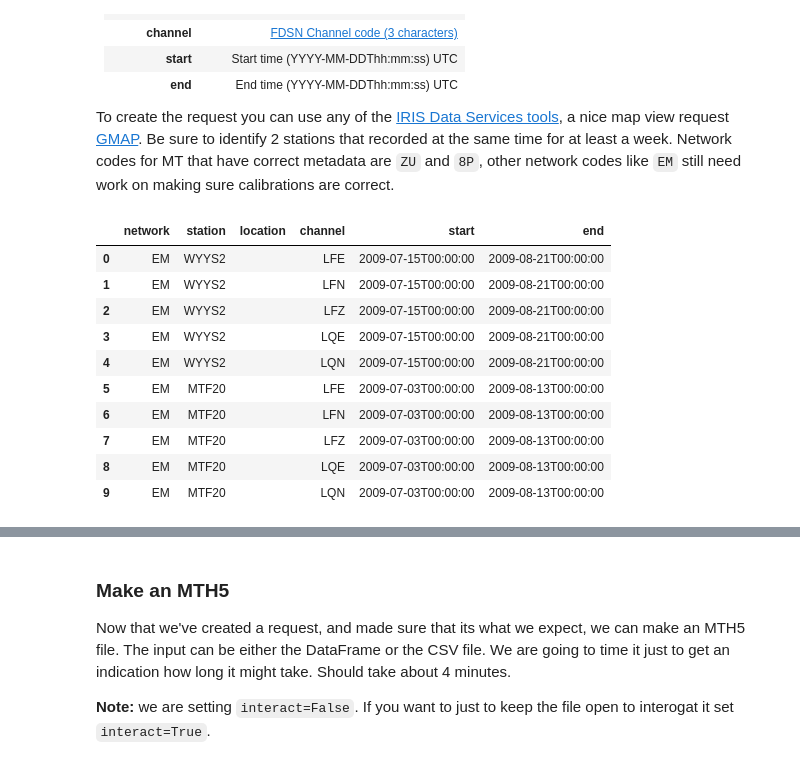
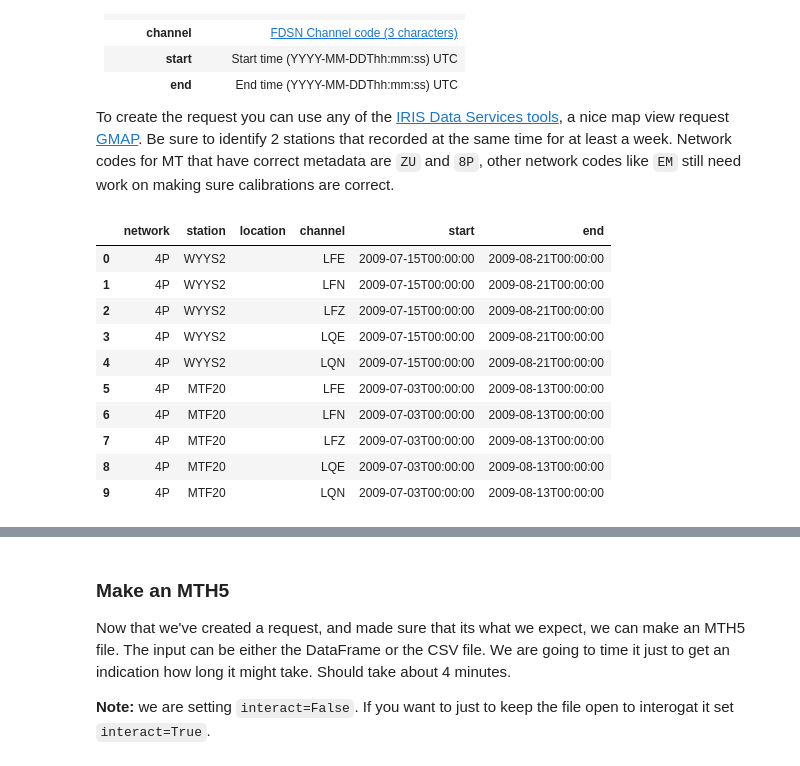
Before and after one commit to simpeg-research/earthscope-mt-course, a Jupyter notebook: notebooks/mth5/09_timeseries_to_transfer_function.ipynb, the cells around one changed output, grey strips where cells are left out. Saved outputs shown, nothing was run; the diff lists cells and outputs as text; code cells hidden in the pictures.

```diff
--- a/notebooks/mth5/09_timeseries_to_transfer_function.ipynb
+++ b/notebooks/mth5/09_timeseries_to_transfer_function.ipynb
@@ -60,29 +49,39 @@ To create the request you can use any of the [IRIS Data Services tools](https://
 # %%
 channels = ["LFE", "LFN", "LFZ", "LQE", "LQN"]
 
-WYYS2 = ["EM", "WYYS2", "2009-07-15T00:00:00", "2009-08-21T00:00:00"]
-MTF20 = ["EM", "MTF20", "2009-07-03T00:00:00", "2009-08-13T00:00:00"]
+WYYS2 = ["4P", "WYYS2", "2009-07-15T00:00:00", "2009-08-21T00:00:00"]
+MTF20 = ["4P", "MTF20", "2009-07-03T00:00:00", "2009-08-13T00:00:00"]
 
 request_list = []
 for entry in [WYYS2, MTF20]:
     for channel in channels:
         request_list.append(
             [entry[0], entry[1], "", channel, entry[2], entry[3]]
         )
 
 # Turn list into dataframe
-request_df =  pd.DataFrame(request_list, columns=make_mth5_object.column_names)
+request_df = pd.DataFrame(
+    request_list,
+    columns=[
+            "network",
+            "station",
+            "location",
+            "channel",
+            "start",
+            "end",
+        ]
+)
 request_df.to_csv(default_path.joinpath("fdsn_request.csv"))
 request_df
 # %% [output]
 |  | network | station | location | channel | start | end |
-| 0 | EM | WYYS2 |  | LFE | 2009-07-15T00:00:00 | 2009-08-21T00:00:00 |
-| 1 | EM | WYYS2 |  | LFN | 2009-07-15T00:00:00 | 2009-08-21T00:00:00 |
-| 2 | EM | WYYS2 |  | LFZ | 2009-07-15T00:00:00 | 2009-08-21T00:00:00 |
-| 3 | EM | WYYS2 |  | LQE | 2009-07-15T00:00:00 | 2009-08-21T00:00:00 |
-| 4 | EM | WYYS2 |  | LQN | 2009-07-15T00:00:00 | 2009-08-21T00:00:00 |
-| 5 | EM | MTF20 |  | LFE | 2009-07-03T00:00:00 | 2009-08-13T00:00:00 |
-| 6 | EM | MTF20 |  | LFN | 2009-07-03T00:00:00 | 2009-08-13T00:00:00 |
-| 7 | EM | MTF20 |  | LFZ | 2009-07-03T00:00:00 | 2009-08-13T00:00:00 |
-| 8 | EM | MTF20 |  | LQE | 2009-07-03T00:00:00 | 2009-08-13T00:00:00 |
-| 9 | EM | MTF20 |  | LQN | 2009-07-03T00:00:00 | 2009-08-13T00:00:00 |
+| 0 | 4P | WYYS2 |  | LFE | 2009-07-15T00:00:00 | 2009-08-21T00:00:00 |
+| 1 | 4P | WYYS2 |  | LFN | 2009-07-15T00:00:00 | 2009-08-21T00:00:00 |
+| 2 | 4P | WYYS2 |  | LFZ | 2009-07-15T00:00:00 | 2009-08-21T00:00:00 |
+| 3 | 4P | WYYS2 |  | LQE | 2009-07-15T00:00:00 | 2009-08-21T00:00:00 |
+| 4 | 4P | WYYS2 |  | LQN | 2009-07-15T00:00:00 | 2009-08-21T00:00:00 |
+| 5 | 4P | MTF20 |  | LFE | 2009-07-03T00:00:00 | 2009-08-13T00:00:00 |
+| 6 | 4P | MTF20 |  | LFN | 2009-07-03T00:00:00 | 2009-08-13T00:00:00 |
+| 7 | 4P | MTF20 |  | LFZ | 2009-07-03T00:00:00 | 2009-08-13T00:00:00 |
+| 8 | 4P | MTF20 |  | LQE | 2009-07-03T00:00:00 | 2009-08-13T00:00:00 |
+| 9 | 4P | MTF20 |  | LQN | 2009-07-03T00:00:00 | 2009-08-13T00:00:00 |
```
Also changed, not shown: parts of 32 cells of this notebook.
